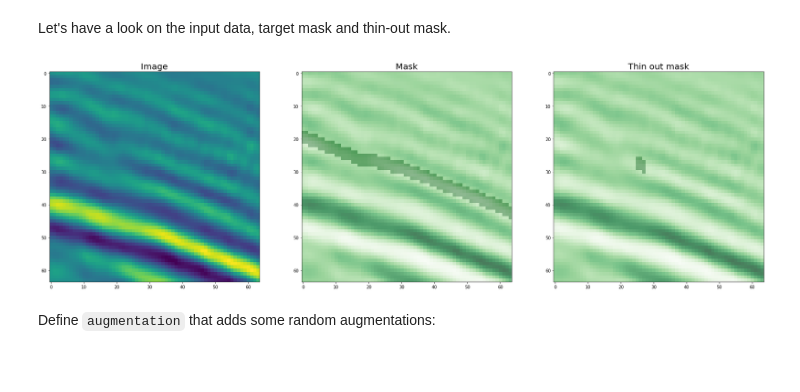
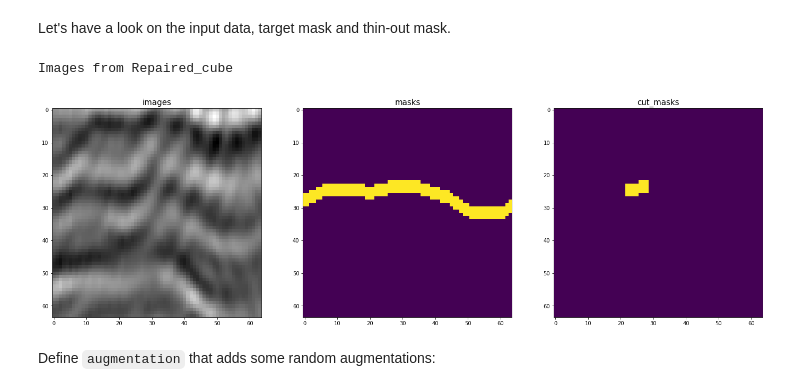
Before and after one commit to sadaqatali2027/seismiqb-1, a Jupyter notebook: models/Horizons_extension.ipynb, the cells around one changed output. Cells and saved outputs as stored; diff of their text form; code cells hidden in the pictures; blank space fills up the shorter version.

Commit message:
upd notebook

```diff
--- a/models/Horizons_extension.ipynb
+++ b/models/Horizons_extension.ipynb
@@ -74,13 +73,8 @@ We had 4-9 horizons manually labeled by experts for every cube.
 # %% [markdown]
 Set paths to seismic cubes and horizon-labels:
 # %%
-#
-path_data_0 = '/notebooks/SEISMIC_DATA/CUBE_1/E_anon.hdf5'
-path_data_1 = '/notebooks/SEISMIC_DATA/CUBE_3/P_cube.hdf5'
-path_data_2 = '/notebooks/SEISMIC_DATA/CUBE_VUONGMK/Repaired_cube.hdf5'
+paths_cubes = ['/notebooks/SEISMIC_DATA/CUBE_3/P_cube.hdf5',
+               '/notebooks/SEISMIC_DATA/CUBE_VUONGMK/Repaired_cube.hdf5']
 
-save_dir = '/notebooks/SEISMIC_DATA/SAVED/ANEW/'
-path_pc_saved = save_dir + 'point_clouds.dill'   # path_data: point_clouds
-
-ds_idx = FilesIndex(path=[path_data_0, path_data_1, path_data_2], no_ext=True)
-ds = SeismicCubeset(ds_idx)
+dsi = FilesIndex(path=paths_cubes, no_ext=True)
+ds = SeismicCubeset(dsi)
@@ -91,8 +84,4 @@ Load info about cubes for fast preprocessing later:
 # %%
-%time
-ds = (ds.load_geometries()
-        .load_point_clouds(path=path_pc_saved)
-        .load_labels()
-        .load_samplers(p=[0.00001, 0.2, 0.8]))
-
+%%time
+ds = load(ds, p=[0.2, 0.8])
 # ~80 seconds
@@ -114,16 +110,16 @@ preprocessing = (Pipeline()
                  .load_component(src=[D('geometries'), D('labels')],
                                  dst=['geometries', 'labels'])
                  .crop(points=L(D('truncated_sampler'), NUM_CROPS), shape=CROP_SHAPE)
-                 .load_cubes(dst='data_crops')
-                 .create_masks(dst='mask_crops', width=2, single_horizon=True)
-                 .rotate_axes(src=['data_crops', 'mask_crops'])
-                 .scale(mode='normalize', src='data_crops'))
+                 .load_cubes(dst='images')
+                 .create_masks(dst='masks', width=2, single_horizon=True)
+                 .rotate_axes(src=['images', 'masks'])
+                 .scale(mode='normalize', src='images'))
 # %% [markdown]
 Recall the task description - in order to segment a specific horizon we have to provide data about it to the model. To do so we thin out a target mask and leave 10-15 percents of it nonzero.
 
 Add action that thins out mask and saves it into `cut_mask_crops`-component of the batch.
 # %%
-preprocessing += (Pipeline().filter_out(src='mask_crops', dst='cut_mask_crops',
+preprocessing += (Pipeline().filter_out(src='masks', dst='cut_masks',
                                          expr=lambda m: m[:, 0],
                                          low=R('uniform', low=0.3,high=0.4),
                                          high=R('uniform', low=0.40, high=0.45)))
@@ -131,10 +127,11 @@ preprocessing += (Pipeline().filter_out(src='mask_crops', dst='cut_mask_crops',
 Let's have a look on the input data, target mask and thin-out mask.
 # %%
 show_ppl = preprocessing << ds
-btch = show_ppl.next_batch(3)
-show_input_data(btch)
+btch = show_ppl.next_batch(2)
+btch.plot_components(1, 'images', 'masks', 'cut_masks', overlap=False)
 # %% [output]
+Images from Repaired_cube
-[figure, old version]
+[figure, new version]
 # %% [markdown]
 Define `augmentation` that adds some random augmentations:
 # %%
```
Also changed, not shown: parts of 25 cells of this notebook, 1 other file.
